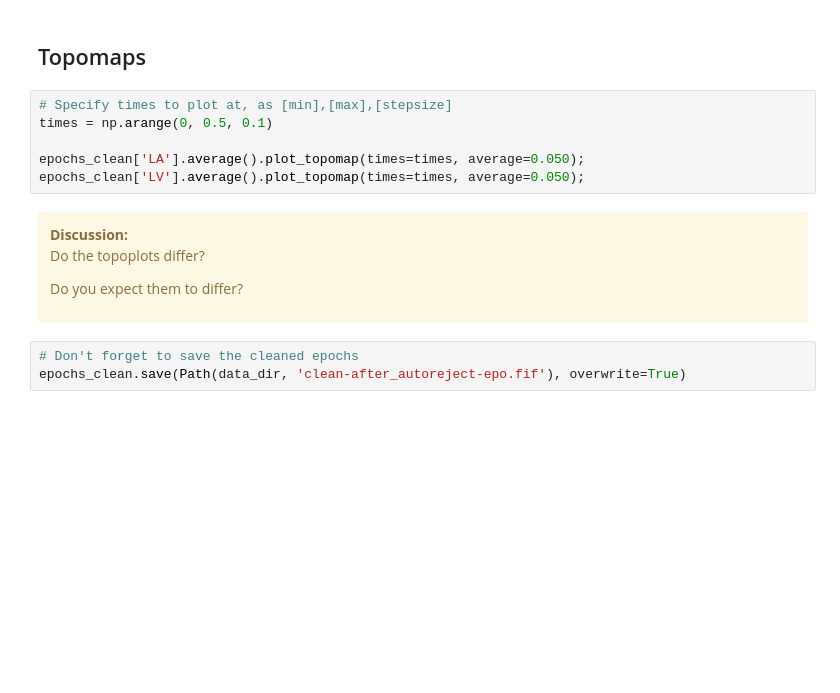
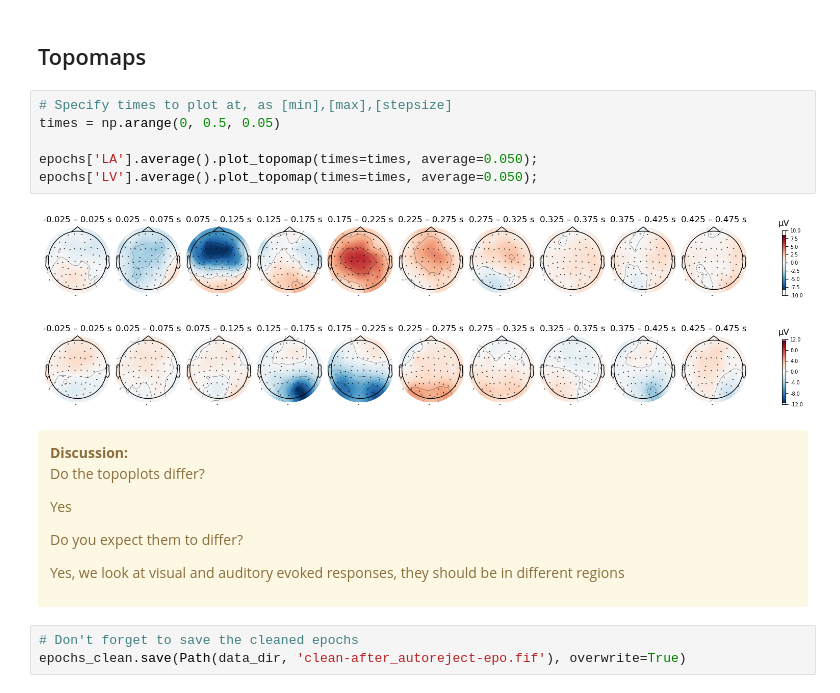
Before and after one commit to CarinaFo/MNE_workshop_liverpool_2024, a Jupyter notebook: notebooks/2_epochs_evokeds_ERP_solutions.ipynb, the cells around one changed output. Saved outputs shown, nothing was run; the diff lists cells and outputs as text; blank space fills up the shorter version.

```diff
--- a/notebooks/2_epochs_evokeds_ERP_solutions.ipynb
+++ b/notebooks/2_epochs_evokeds_ERP_solutions.ipynb
@@ -255,18 +289,25 @@ Text(0.5, 1.0, 'after autoreject cleaning')
 ## Topomaps
 # %%
 # Specify times to plot at, as [min],[max],[stepsize]
-times = np.arange(0, 0.5, 0.1)
+times = np.arange(0, 0.5, 0.05)
 
-epochs_clean['LA'].average().plot_topomap(times=times, average=0.050);
-epochs_clean['LV'].average().plot_topomap(times=times, average=0.050);
+epochs['LA'].average().plot_topomap(times=times, average=0.050);
+epochs['LV'].average().plot_topomap(times=times, average=0.050);
+# %% [output]
+[figure, added]
+[figure, added]
 # %% [markdown]
 <div class="alert alert-block alert-warning">
 <b>Discussion:</b>
 
 Do the topoplots differ?
 
+Yes
+
 Do you expect them to differ?
 
+Yes, we look at visual and auditory evoked responses, they should be in different regions
+
 </div>
 # %%
 # Don't forget to save the cleaned epochs
```
Also changed, not shown: parts of 35 cells of this notebook.
